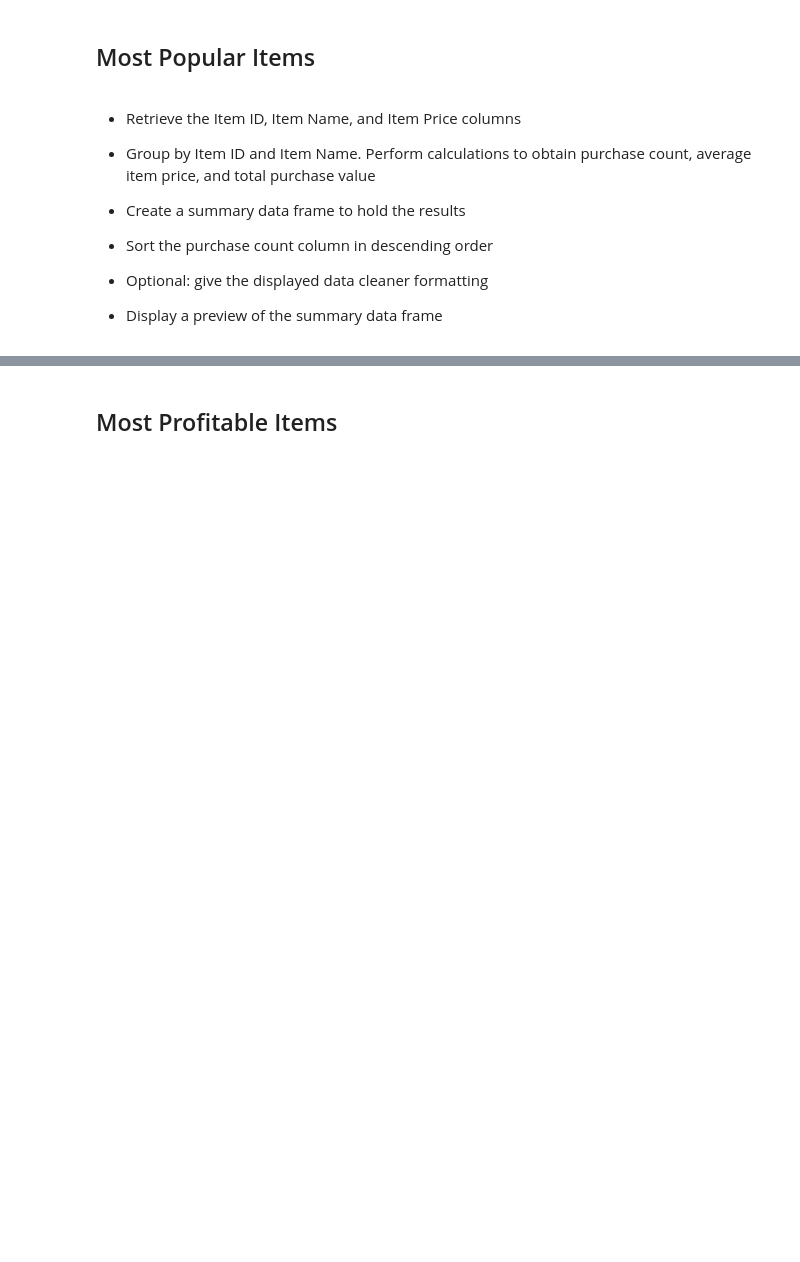
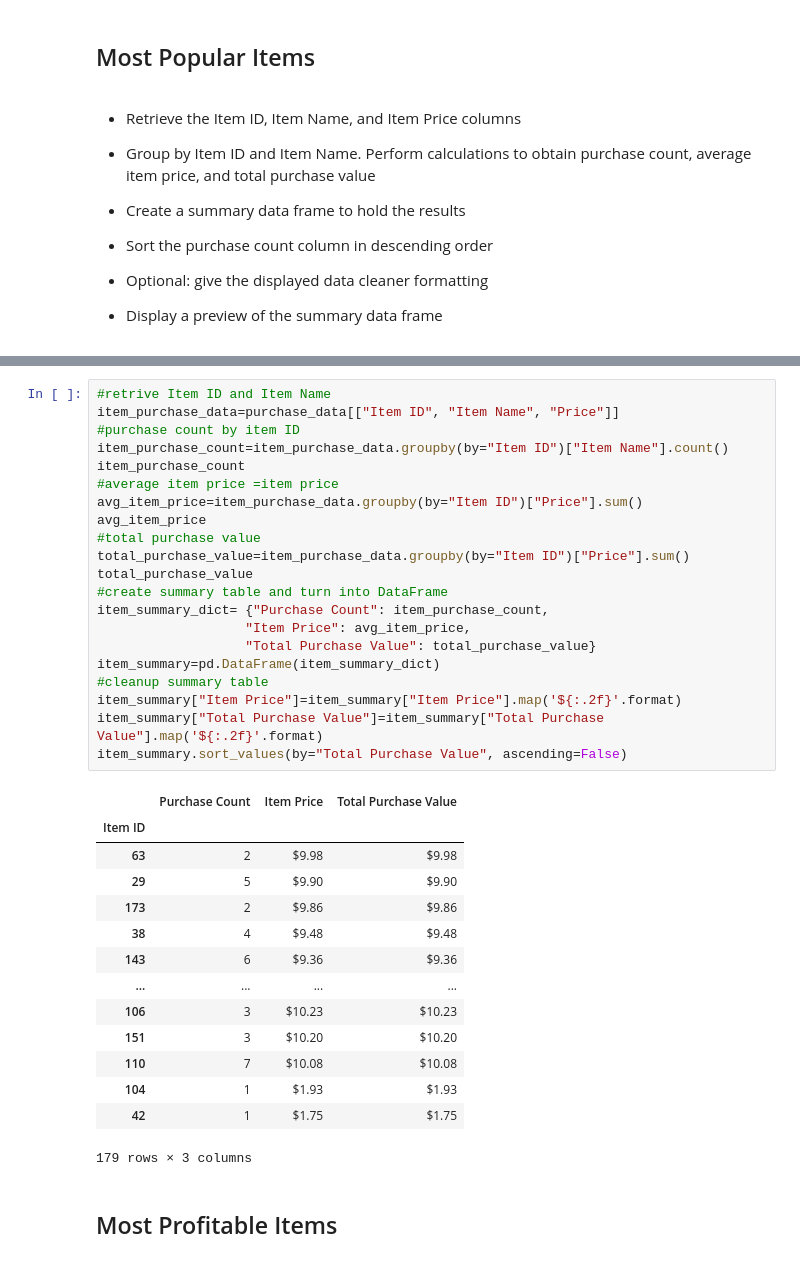
Before and after one commit to kldudzinsky/pandas-challenge, a Jupyter notebook: HeroesOfPymoli/HeroesOfPymoli_starter.ipynb, the cells around one changed output, grey strips where cells are left out. Drawn from its saved outputs; the diff is of its cells as text; blank space fills up the shorter version.

```diff
--- a/HeroesOfPymoli/HeroesOfPymoli_starter.ipynb
+++ b/HeroesOfPymoli/HeroesOfPymoli_starter.ipynb
@@ -324,3 +345,39 @@ age_summary_table
+# %%
+#retrive Item ID and Item Name
+item_purchase_data=purchase_data[["Item ID", "Item Name", "Price"]]
+#purchase count by item ID
+item_purchase_count=item_purchase_data.groupby(by="Item ID")["Item Name"].count()
+item_purchase_count
+#average item price =item price
+avg_item_price=item_purchase_data.groupby(by="Item ID")["Price"].sum()
+avg_item_price
+#total purchase value
+total_purchase_value=item_purchase_data.groupby(by="Item ID")["Price"].sum()
+total_purchase_value
+#create summary table and turn into DataFrame
+item_summary_dict= {"Purchase Count": item_purchase_count,
+                   "Item Price": avg_item_price,
+                   "Total Purchase Value": total_purchase_value}
+item_summary=pd.DataFrame(item_summary_dict)
+#cleanup summary table
+item_summary["Item Price"]=item_summary["Item Price"].map('${:.2f}'.format)
+item_summary["Total Purchase Value"]=item_summary["Total Purchase Value"].map('${:.2f}'.format)
+item_summary.sort_values(by="Total Purchase Value", ascending=False)
+# %% [output]
+|  | Purchase Count | Item Price | Total Purchase Value |
+| Item ID |  |  |  |
+| 63 | 2 | $9.98 | $9.98 |
+| 29 | 5 | $9.90 | $9.90 |
+| 173 | 2 | $9.86 | $9.86 |
+| 38 | 4 | $9.48 | $9.48 |
+| 143 | 6 | $9.36 | $9.36 |
+| ... | ... | ... | ... |
+| 106 | 3 | $10.23 | $10.23 |
+| 151 | 3 | $10.20 | $10.20 |
+| 110 | 7 | $10.08 | $10.08 |
+| 104 | 1 | $1.93 | $1.93 |
+| 42 | 1 | $1.75 | $1.75 |
+179 rows × 3 columns
 # %% [markdown]
 ## Most Profitable Items
 # %% [markdown]
```
Also changed, not shown: parts of 6 cells of this notebook.
